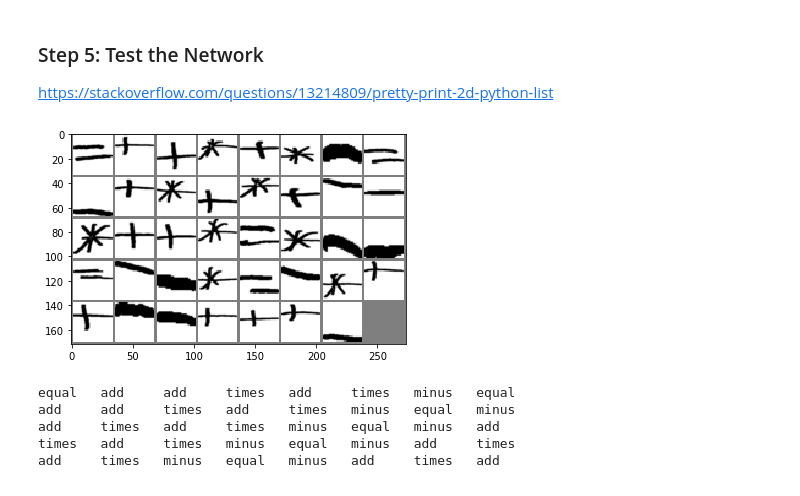
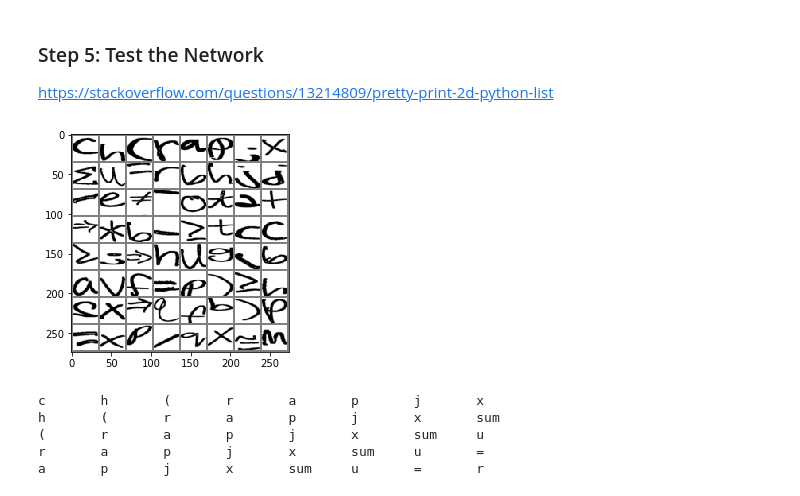
Before and after one commit to lenghuang/picTex, a Jupyter notebook: textDetect/picTex_detect.ipynb, the cells around one changed output. Saved outputs shown, nothing was run; the diff lists cells and outputs as text; code cells hidden in the pictures.

```diff
--- a/textDetect/picTex_detect.ipynb
+++ b/textDetect/picTex_detect.ipynb
@@ -13,7 +13,7 @@ from torch.utils.data.sampler import SubsetRandomSampler
 import numpy as np
 import torch
 
-data_dir = 'datasets/our_images/train'
+data_dir = 'datasets/our_images_final/'
 def load_split_train_test(datadir, valid_size = .2):
     transform = transforms.Compose(
         [transforms.Resize((32, 32)),
@@ -40,7 +40,7 @@ trainloader, testloader = load_split_train_test(data_dir, .2)
 # WE'LL NEED TO DEFINE CLASSES FOR LATER
 classes = trainloader.dataset.classes
 print("Classes are:")
-print(trainloader.dataset.classes)
+print(classes)
 print("Train loader is:")
 print(trainloader)
 print("Test loader is:")
@@ -185,37 +185,36 @@ def imshow(img):
 
 # Display Content in 5 rows 8 cols matrix
 def display_class(labels):
     results = []
     for i in range(5):
         row = []
         for j in range(8):
             index = i + 1 * j
             prediction = classes[labels[index]]
             row.append(prediction)
         results.append(row)
     # Fancy code I found on StackOverflow
     s = [[str(e) for e in row] for row in results]
     lens = [max(map(len, col)) for col in zip(*s)]
     fmt = '\t'.join('{{:{}}}'.format(x) for x in lens)
     table = [fmt.format(*row) for row in s]
     print('\n'.join(table))
 
 
 
 def test_data():
     dataiter = iter(testloader)
     images, labels = dataiter.next()
 
     # print images
     imshow(tvu.make_grid(images))
     display_class(labels)
 
-imshow = show_image()
 test_data()
 # %% [output]
-[figure, old version]
+[figure, new version]
-equal   add     add     times   add     times   minus   equal
-add     add     times   add     times   minus   equal   minus
-add     times   add     times   minus   equal   minus   add
-times   add     times   minus   equal   minus   add     times
-add     times   minus   equal   minus   add     times   add
+c       h       (       r       a       p       j       x
+h       (       r       a       p       j       x       sum
+(       r       a       p       j       x       sum     u
+r       a       p       j       x       sum     u       =
+a       p       j       x       sum     u       =       r
```
Also changed, not shown: parts of 2 cells of this notebook, 2 other files.
